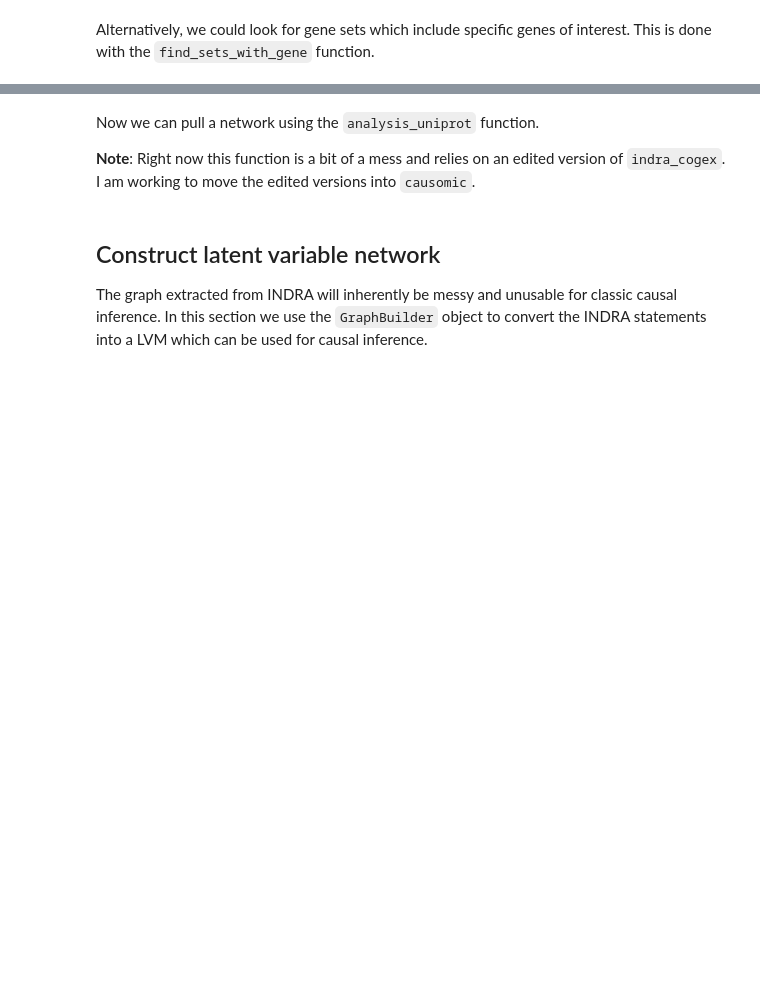
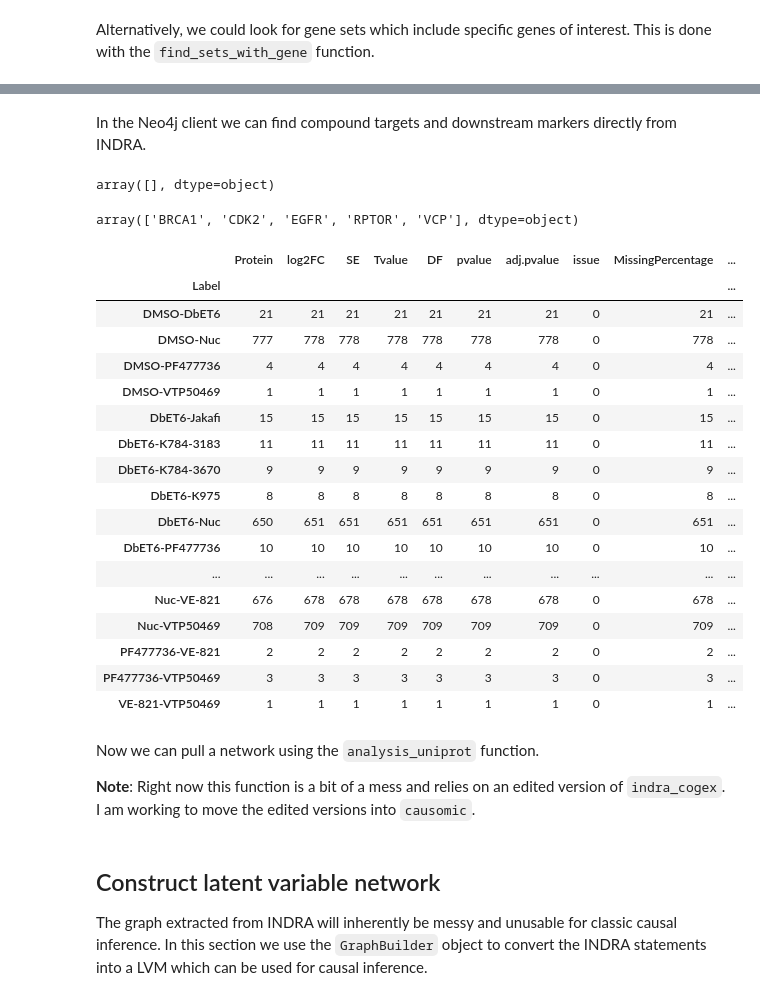
Before and after one commit to Vitek-Lab/Causomic, a Jupyter notebook: vignettes/user_manual.ipynb, the cells around one changed output, grey strips where cells are left out. Cells and saved outputs as stored; diff of their text form; code cells hidden in the pictures; blank space fills up the shorter version.

```diff
--- a/vignettes/user_manual.ipynb
+++ b/vignettes/user_manual.ipynb
@@ -63,0 +53,13 @@ input_data_wide.head()
+# %%
+from indra.databases import uniprot_client, hgnc_client
+
+def uniprot_to_hgnc_name(uniprot_mnemonic):
+    """Get an HGNC ID from a UniProt mnemonic."""
+    uniprot_id = uniprot_client.get_id_from_mnemonic(uniprot_mnemonic)
+    if uniprot_id:
+        return uniprot_client.get_gene_name(uniprot_id)
+    else:
+        return None
+
+input_data.loc[:, "Protein"] = input_data["Protein"].apply(uniprot_to_hgnc_name)
+input_data.head()
@@ -133,0 +225,12 @@ client = Neo4jClient(url=os.getenv("API_URL"),
+# %% [markdown]
+In the Neo4j client we can find compound targets and downstream markers directly
+from INDRA.
+# %%
+from causomic.graph_construction.indra_queries import pull_compound_data, pull_mesh_data, pull_go_data
+
+compound_ids = ["NUC"]
+
+full_compound_df = pull_compound_data(compound_ids, client)
+full_compound_df["target_symbol"].unique()
+# %% [output]
+array([], dtype=object)
@@ -134,3 +242,31 @@ client = Neo4jClient(url=os.getenv("API_URL"),
+# %%
+check
+# %% [output]
+array(['BRCA1', 'CDK2', 'EGFR', 'RPTOR', 'VCP'], dtype=object)
+# %%
+model = pd.read_csv("../data/Talus/differential_analysis.csv")
+model.loc[:, "Protein"] = model["Protein"].apply(uniprot_to_hgnc_name)
+# %%
+model[(model["adj.pvalue"] < 0.05) & (np.isfinite(model["log2FC"]))].groupby("Label").count()
+# %% [output]
+|  | Protein | log2FC | SE | Tvalue | DF | pvalue | adj.pvalue | issue | MissingPercentage | ... |
+| Label |  |  |  |  |  |  |  |  |  | ... |
+| DMSO-DbET6 | 21 | 21 | 21 | 21 | 21 | 21 | 21 | 0 | 21 | ... |
+| DMSO-Nuc | 777 | 778 | 778 | 778 | 778 | 778 | 778 | 0 | 778 | ... |
+| DMSO-PF477736 | 4 | 4 | 4 | 4 | 4 | 4 | 4 | 0 | 4 | ... |
+| DMSO-VTP50469 | 1 | 1 | 1 | 1 | 1 | 1 | 1 | 0 | 1 | ... |
+| DbET6-Jakafi | 15 | 15 | 15 | 15 | 15 | 15 | 15 | 0 | 15 | ... |
+| DbET6-K784-3183 | 11 | 11 | 11 | 11 | 11 | 11 | 11 | 0 | 11 | ... |
+| DbET6-K784-3670 | 9 | 9 | 9 | 9 | 9 | 9 | 9 | 0 | 9 | ... |
+| DbET6-K975 | 8 | 8 | 8 | 8 | 8 | 8 | 8 | 0 | 8 | ... |
+| DbET6-Nuc | 650 | 651 | 651 | 651 | 651 | 651 | 651 | 0 | 651 | ... |
+| DbET6-PF477736 | 10 | 10 | 10 | 10 | 10 | 10 | 10 | 0 | 10 | ... |
+| ... | ... | ... | ... | ... | ... | ... | ... | ... | ... | ... |
+| Nuc-VE-821 | 676 | 678 | 678 | 678 | 678 | 678 | 678 | 0 | 678 | ... |
+| Nuc-VTP50469 | 708 | 709 | 709 | 709 | 709 | 709 | 709 | 0 | 709 | ... |
+| PF477736-VE-821 | 2 | 2 | 2 | 2 | 2 | 2 | 2 | 0 | 2 | ... |
+| PF477736-VTP50469 | 3 | 3 | 3 | 3 | 3 | 3 | 3 | 0 | 3 | ... |
+| VE-821-VTP50469 | 1 | 1 | 1 | 1 | 1 | 1 | 1 | 0 | 1 | ... |
 # %% [markdown]
 Now we can pull a network using the `analysis_uniprot` function.
 
```
Also changed, not shown: parts of 22 cells of this notebook, 10 other files.
